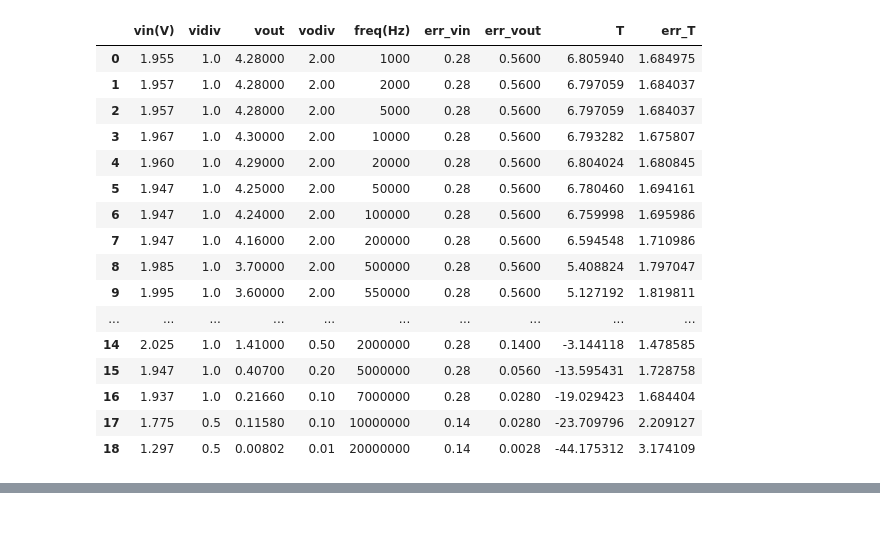
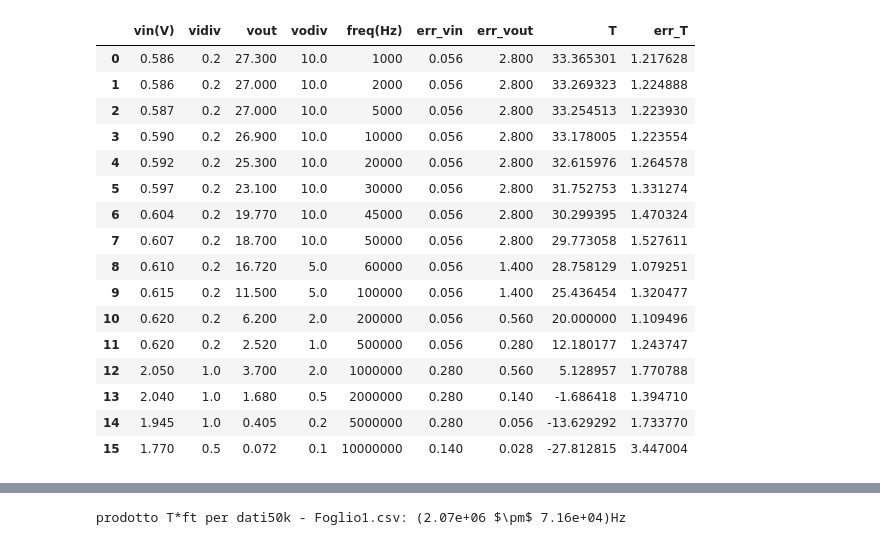
Before and after one commit to FrankJRix/lab_util, a Jupyter notebook: Copia_di_lab_util_provvisorio.ipynb, the cells around one changed output, grey strips where cells are left out. Drawn from its saved outputs; the diff is of its cells as text; code cells hidden in the pictures.

```diff
--- a/Copia_di_lab_util_provvisorio.ipynb
+++ b/Copia_di_lab_util_provvisorio.ipynb
@@ -30,8 +30,15 @@ if os.path.exists(exp_dir):
 ! ls
 print('\n\n')
 
+files = [
+'dati2k_4 - Foglio1.csv',
+'dati10k - Foglio1.csv',
+'dati50k - Foglio1.csv',
+'dati220k - Foglio1.csv',
+]
+
 # altrimenti metto il file nella macchina virtuale come sempre
-fil = 'dati2k_4 - Foglio1.csv'
+fil = files[2]
 
 # def classi
 
@@ -161,6 +168,16 @@ def hor(x, q):
 def fun(x, m, q):
     return m * x + q
 
+def gain_band_prod(T, err_T, ft, err_ft):
+    Tmax_i = np.argmax(T)
+    Tmax = 10 ** (T[Tmax_i]/20)
+    err_Tmax = 10 ** (err_T[Tmax_i]/20)
+
+    prodT_f = Tmax * ft
+    err_prodT_f = np.sqrt((Tmax*err_ft)**2 + (ft*err_Tmax)**2)
+
+    print(f'prodotto T*ft per {fil}: ({prodT_f:.4g} $\pm$ {err_prodT_f:.3g})Hz')
+
 def bode_plot(T, f, err_T, err_f = [],  phi = [], err_phi = [], filtri = []):
     """ sei (cinque) array, modulo di T, fase di T, frequenza e rispettivi errori (facoltativo quello su f)
     array di oggetti Filtro per cui calcolare cose
@@ -203,14 +220,16 @@ def bode_plot(T, f, err_T, err_f = [],  phi = [], err_phi = [], filtri = []):
             if filtro.pa:
                 t_pa = np.linspace(f[n1], ft_pa, 2)
                 l_pa = np.log(t_pa)
-                print(f'filtro pa #{num}: ({ft_pa:.3g} $\pm$ {err_ft_pa:.3g})Hz')
+                print(f'filtro pa #{num} per dati da {fil}: ({ft_pa:.3g} $\pm$ {err_ft_pa:.3g})Hz')
             else:
                 t_pa = np.linspace(ft_pa, f[n2], 2)
                 l_pa = np.log(t_pa)
-                print(f'filtro pb #{num}: ({ft_pa:.3g} $\pm$ {err_ft_pa:.3g})Hz')
+                print(f'filtro pb #{num} per dati da {fil}: ({ft_pa:.3g} $\pm$ {err_ft_pa:.3g})Hz')
 
             plt.plot(t_pa, m*l_pa + q, label=f'slope filtro #{num}', alpha = 0.9)
             num += 1
+
+            gain_band_prod(T, err_T, ft_pa, err_ft_pa)
 
     plt.semilogx()
     plt.xlabel('frequency (Hz)')
@@ -264,10 +283,10 @@ def bode_plot(T, f, err_T, err_f = [],  phi = [], err_phi = [], filtri = []):
 
             if filtro.pa:
                 t_pa = np.linspace(f[n1], f[n2], 2)
-                print(f'filtro pa #{num}: ({ft_pa:.3g} $\pm$ {err_ft_pa:.3g})Hz')
+                print(f'filtro pa #{num} per dati da {fil}: ({ft_pa:.3g} $\pm$ {err_ft_pa:.3g})Hz')
             else:
                 t_pa = np.linspace(f[n1], f[n2], 2)
-                print(f'filtro pb #{num}: ({ft_pa:.3g} $\pm$ {err_ft_pa:.3g})Hz')
+                print(f'filtro pb #{num} per dati da {fil}: ({ft_pa:.3g} $\pm$ {err_ft_pa:.3g})Hz')
 
             plt.figure(figsize=(10,5))
 
@@ -284,6 +303,8 @@ def bode_plot(T, f, err_T, err_f = [],  phi = [], err_phi = [], filtri = []):
             plt.savefig(f"bode_dettaglio_filtro#{num} ({fil[:-3]}).pdf", bbox_inches='tight')
             plt.show()
             num += 1
+
+            gain_band_prod(T, err_T, ft_pa, err_ft_pa)
 
 def analisi_risposta(path, filtri, has_dt = False):
     """ path: path al .csv
@@ -382,9 +403,21 @@ def analisi_risposta(path, filtri, has_dt = False):
 
 slope_pb = ()
 ft_range = (8,13)
-pb = Filtro(6.8, slope_pb, ft_range = ft_range, pa = False)
+pb_2k = Filtro(6.8, slope_pb, ft_range = ft_range, pa = False)
 
-filtri = [pb] #pa1, pa2, pb3]
+slope_pb = ()
+ft_range = (6,10)
+pb_10k = Filtro(20, slope_pb, ft_range = ft_range, pa = False)
+
+slope_pb = ()
+ft_range = (4,8)
+pb_50k = Filtro(33.3, slope_pb, ft_range = ft_range, pa = False)
+
+slope_pb = ()
+ft_range = (5,9)
+pb_220k = Filtro(46.8, slope_pb, ft_range = ft_range, pa = False)
+
+filtri = [pb_50k]
 
 if os.path.exists(fil):
     analisi_risposta(fil, filtri)
@@ -409,23 +442,23 @@ Mounted at /content/drive
 ... (71 lines left out)
 \bottomrule
 \end{tabular}
 
 \end{table}
 |  | vin(V) | vidiv | vout | vodiv | freq(Hz) | err_vin | err_vout | T | err_T |
-| 0 | 1.955 | 1.0 | 4.28000 | 2.00 | 1000 | 0.28 | 0.5600 | 6.805940 | 1.684975 |
-| 1 | 1.957 | 1.0 | 4.28000 | 2.00 | 2000 | 0.28 | 0.5600 | 6.797059 | 1.684037 |
-| 2 | 1.957 | 1.0 | 4.28000 | 2.00 | 5000 | 0.28 | 0.5600 | 6.797059 | 1.684037 |
-| 3 | 1.967 | 1.0 | 4.30000 | 2.00 | 10000 | 0.28 | 0.5600 | 6.793282 | 1.675807 |
-| 4 | 1.960 | 1.0 | 4.29000 | 2.00 | 20000 | 0.28 | 0.5600 | 6.804024 | 1.680845 |
-| 5 | 1.947 | 1.0 | 4.25000 | 2.00 | 50000 | 0.28 | 0.5600 | 6.780460 | 1.694161 |
-| 6 | 1.947 | 1.0 | 4.24000 | 2.00 | 100000 | 0.28 | 0.5600 | 6.759998 | 1.695986 |
-| 7 | 1.947 | 1.0 | 4.16000 | 2.00 | 200000 | 0.28 | 0.5600 | 6.594548 | 1.710986 |
-| 8 | 1.985 | 1.0 | 3.70000 | 2.00 | 500000 | 0.28 | 0.5600 | 5.408824 | 1.797047 |
-| 9 | 1.995 | 1.0 | 3.60000 | 2.00 | 550000 | 0.28 | 0.5600 | 5.127192 | 1.819811 |
-| ... | ... | ... | ... | ... | ... | ... | ... | ... | ... |
-| 14 | 2.025 | 1.0 | 1.41000 | 0.50 | 2000000 | 0.28 | 0.1400 | -3.144118 | 1.478585 |
-| 15 | 1.947 | 1.0 | 0.40700 | 0.20 | 5000000 | 0.28 | 0.0560 | -13.595431 | 1.728758 |
-| 16 | 1.937 | 1.0 | 0.21660 | 0.10 | 7000000 | 0.28 | 0.0280 | -19.029423 | 1.684404 |
-| 17 | 1.775 | 0.5 | 0.11580 | 0.10 | 10000000 | 0.14 | 0.0280 | -23.709796 | 2.209127 |
-| 18 | 1.297 | 0.5 | 0.00802 | 0.01 | 20000000 | 0.14 | 0.0028 | -44.175312 | 3.174109 |
+| 0 | 0.586 | 0.2 | 27.300 | 10.0 | 1000 | 0.056 | 2.800 | 33.365301 | 1.217628 |
+| 1 | 0.586 | 0.2 | 27.000 | 10.0 | 2000 | 0.056 | 2.800 | 33.269323 | 1.224888 |
+| 2 | 0.587 | 0.2 | 27.000 | 10.0 | 5000 | 0.056 | 2.800 | 33.254513 | 1.223930 |
+| 3 | 0.590 | 0.2 | 26.900 | 10.0 | 10000 | 0.056 | 2.800 | 33.178005 | 1.223554 |
+| 4 | 0.592 | 0.2 | 25.300 | 10.0 | 20000 | 0.056 | 2.800 | 32.615976 | 1.264578 |
+| 5 | 0.597 | 0.2 | 23.100 | 10.0 | 30000 | 0.056 | 2.800 | 31.752753 | 1.331274 |
+| 6 | 0.604 | 0.2 | 19.770 | 10.0 | 45000 | 0.056 | 2.800 | 30.299395 | 1.470324 |
+| 7 | 0.607 | 0.2 | 18.700 | 10.0 | 50000 | 0.056 | 2.800 | 29.773058 | 1.527611 |
+| 8 | 0.610 | 0.2 | 16.720 | 5.0 | 60000 | 0.056 | 1.400 | 28.758129 | 1.079251 |
+| 9 | 0.615 | 0.2 | 11.500 | 5.0 | 100000 | 0.056 | 1.400 | 25.436454 | 1.320477 |
+| 10 | 0.620 | 0.2 | 6.200 | 2.0 | 200000 | 0.056 | 0.560 | 20.000000 | 1.109496 |
+| 11 | 0.620 | 0.2 | 2.520 | 1.0 | 500000 | 0.056 | 0.280 | 12.180177 | 1.243747 |
+| 12 | 2.050 | 1.0 | 3.700 | 2.0 | 1000000 | 0.280 | 0.560 | 5.128957 | 1.770788 |
+| 13 | 2.040 | 1.0 | 1.680 | 0.5 | 2000000 | 0.280 | 0.140 | -1.686418 | 1.394710 |
+| 14 | 1.945 | 1.0 | 0.405 | 0.2 | 5000000 | 0.280 | 0.056 | -13.629292 | 1.733770 |
+| 15 | 1.770 | 0.5 | 0.072 | 0.1 | 10000000 | 0.140 | 0.028 | -27.812815 | 3.447004 |
 [drawing not drawn]
@@ -433 +466,2 @@ filtro pb #1: (7.67e+05 $\pm$ 2.42e+04)Hz
 [drawing not drawn]
+prodotto T*ft per dati50k - Foglio1.csv: (2.07e+06 $\pm$ 7.16e+04)Hz
```
Also changed, not shown: parts of 1 cell of this notebook.
